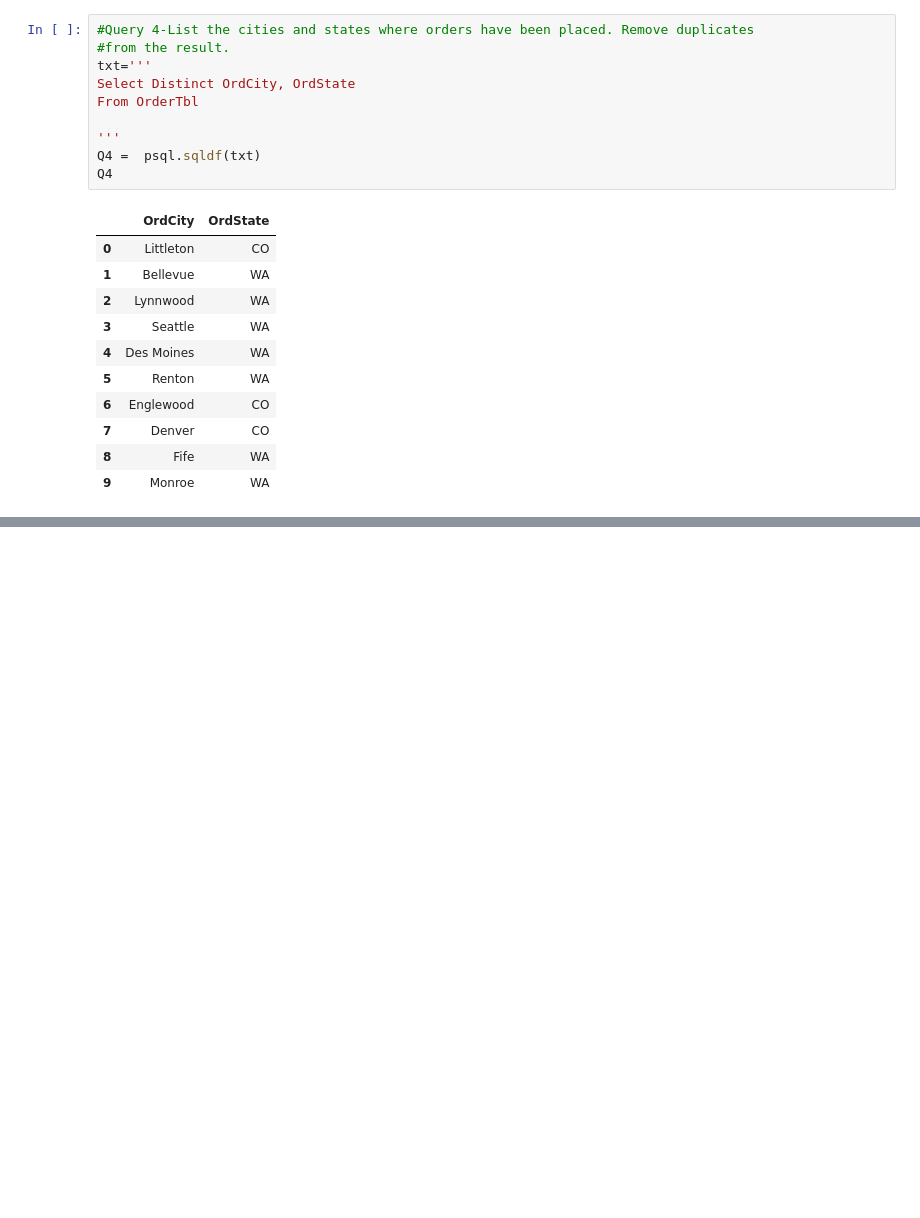
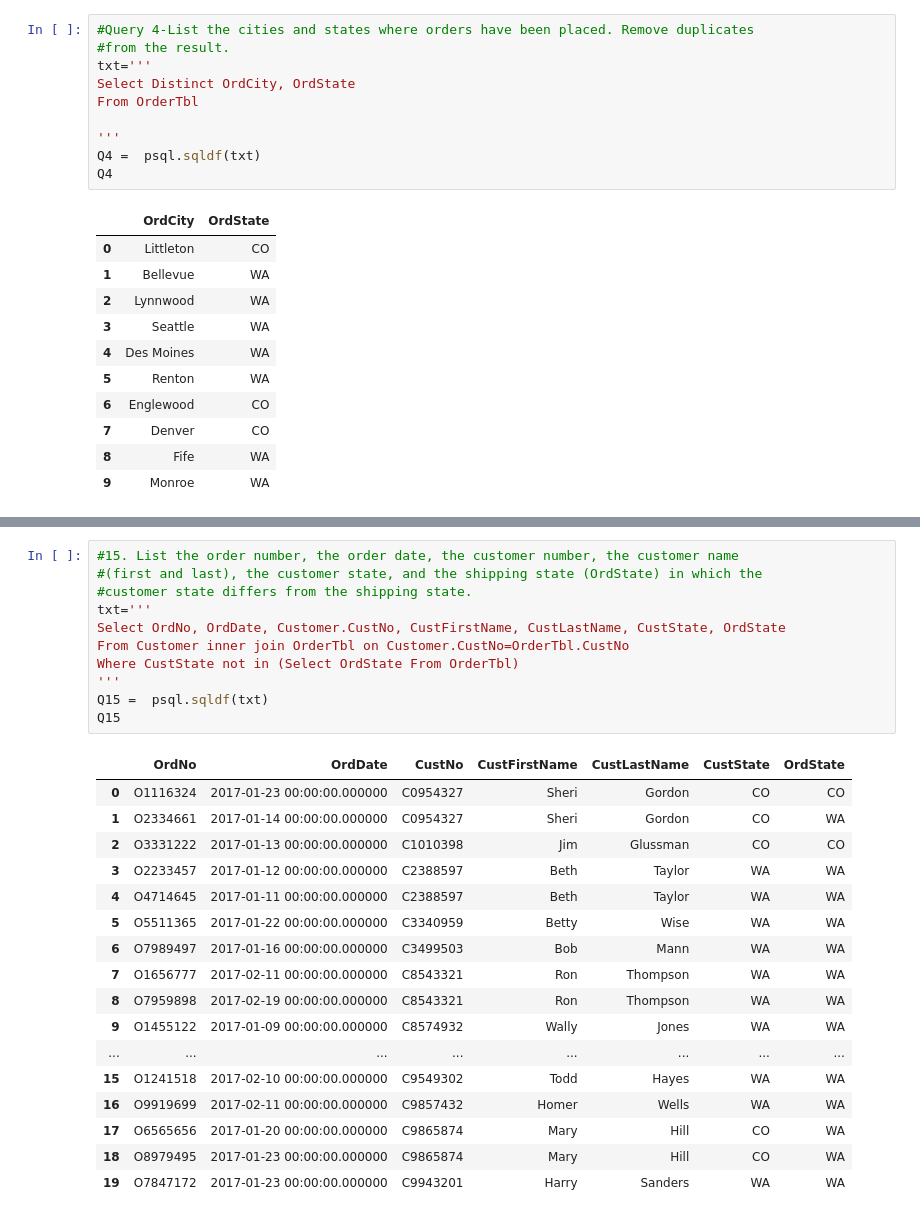
Before and after one commit to Nahidvv/hello-world, a Jupyter notebook: ReviewMidterm.ipynb, the cells around one changed output, grey strips where cells are left out. Drawn from its saved outputs; the diff is of its cells as text; blank space fills up the shorter version.

```diff
--- a/ReviewMidterm.ipynb
+++ b/ReviewMidterm.ipynb
@@ -450,0 +290,29 @@ Q32
+# %%
+#15. List the order number, the order date, the customer number, the customer name
+#(first and last), the customer state, and the shipping state (OrdState) in which the
+#customer state differs from the shipping state.
+txt='''
+Select OrdNo, OrdDate, Customer.CustNo, CustFirstName, CustLastName, CustState, OrdState
+From Customer inner join OrderTbl on Customer.CustNo=OrderTbl.CustNo
+Where CustState not in (Select OrdState From OrderTbl)
+'''
+Q15 =  psql.sqldf(txt)
+Q15
+# %% [output]
+|  | OrdNo | OrdDate | CustNo | CustFirstName | CustLastName | CustState | OrdState |
+| 0 | O1116324 | 2017-01-23 00:00:00.000000 | C0954327 | Sheri | Gordon | CO | CO |
+| 1 | O2334661 | 2017-01-14 00:00:00.000000 | C0954327 | Sheri | Gordon | CO | WA |
+| 2 | O3331222 | 2017-01-13 00:00:00.000000 | C1010398 | Jim | Glussman | CO | CO |
+| 3 | O2233457 | 2017-01-12 00:00:00.000000 | C2388597 | Beth | Taylor | WA | WA |
+| 4 | O4714645 | 2017-01-11 00:00:00.000000 | C2388597 | Beth | Taylor | WA | WA |
+| 5 | O5511365 | 2017-01-22 00:00:00.000000 | C3340959 | Betty | Wise | WA | WA |
+| 6 | O7989497 | 2017-01-16 00:00:00.000000 | C3499503 | Bob | Mann | WA | WA |
+| 7 | O1656777 | 2017-02-11 00:00:00.000000 | C8543321 | Ron | Thompson | WA | WA |
+| 8 | O7959898 | 2017-02-19 00:00:00.000000 | C8543321 | Ron | Thompson | WA | WA |
+| 9 | O1455122 | 2017-01-09 00:00:00.000000 | C8574932 | Wally | Jones | WA | WA |
+| ... | ... | ... | ... | ... | ... | ... | ... |
+| 15 | O1241518 | 2017-02-10 00:00:00.000000 | C9549302 | Todd | Hayes | WA | WA |
+| 16 | O9919699 | 2017-02-11 00:00:00.000000 | C9857432 | Homer | Wells | WA | WA |
+| 17 | O6565656 | 2017-01-20 00:00:00.000000 | C9865874 | Mary | Hill | CO | WA |
+| 18 | O8979495 | 2017-01-23 00:00:00.000000 | C9865874 | Mary | Hill | CO | WA |
+| 19 | O7847172 | 2017-01-23 00:00:00.000000 | C9943201 | Harry | Sanders | WA | WA |
```
Also changed, not shown: parts of 58 cells of this notebook.
